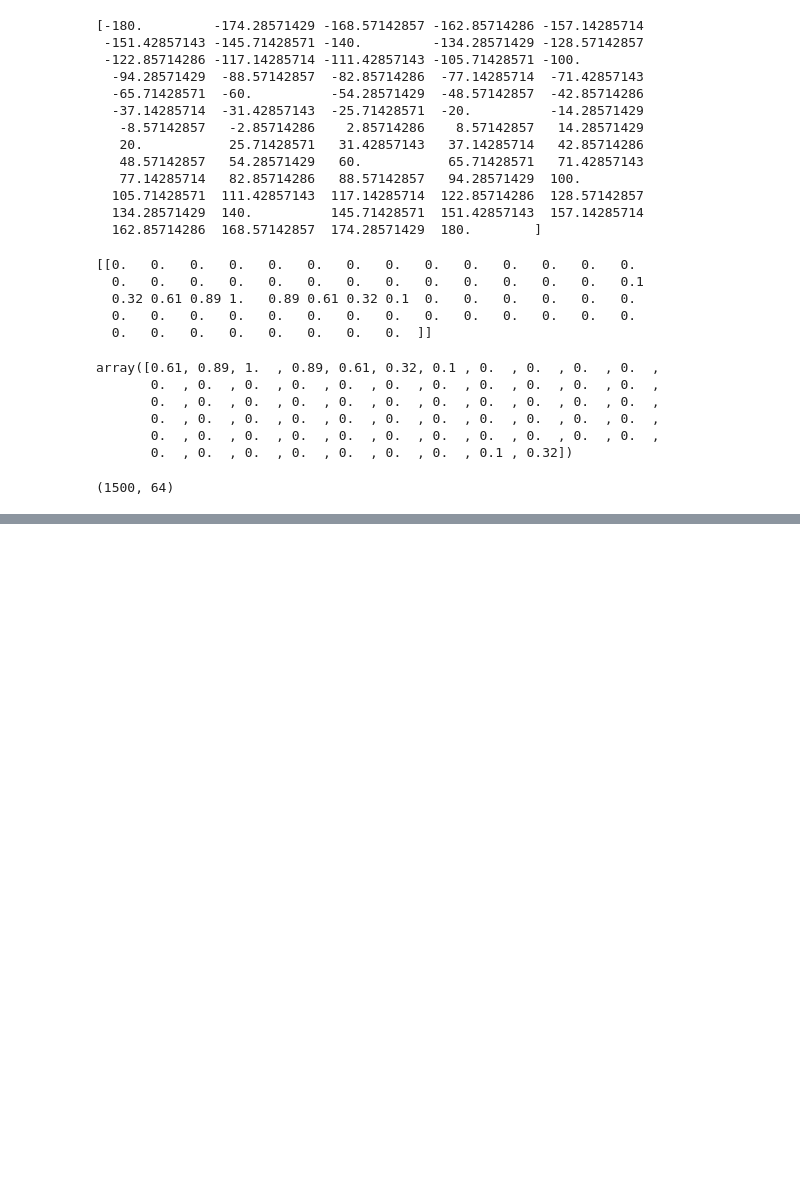
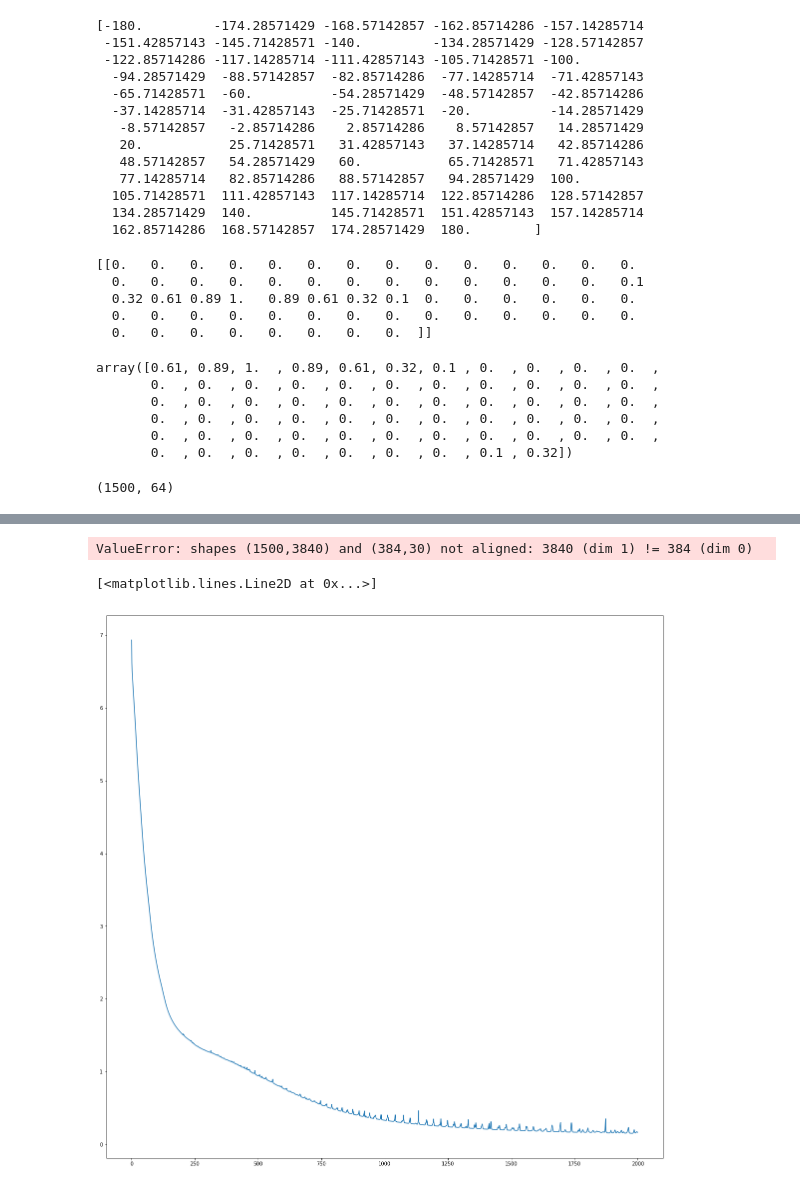
Before and after one commit to Deep419/Computer-Vision, a Jupyter notebook: challenges/autonomous_driving/Code.ipynb, the cells around one changed output, grey strips where cells are left out. Saved outputs shown, nothing was run; the diff lists cells and outputs as text; code cells hidden in the pictures; blank space fills up the shorter version.

Commit message:
self-driving challenege

```diff
--- a/challenges/autonomous_driving/Code.ipynb
+++ b/challenges/autonomous_driving/Code.ipynb
@@ -186,7 +203,7 @@ angle_bins.shape
 # %% [output]
 (1500, 64)
 # %%
-train_an = angle_bins[0:1000]
-test_an = angle_bins[1000:1500]
+train_an = angle_bins
+# test_an = angle_bins[1000:1500]
 print(train_an.shape)
 # %% [output]
@@ -207,6 +224,6 @@ print(train_im.shape)
 # %%
-NN = NeuralNetwork()
-# grads = NN.computeGradients(X, y)
-# NN.setParams(grads)
-T = trainer(NN)
-T.train(train_im,train_an,test_im,test_an)
+# NN = NeuralNetwork()
+# # grads = NN.computeGradients(X, y)
+# # NN.setParams(grads)
+# T = trainer(NN)
+# T.train(train_im,train_an,test_im,test_an)
@@ -273,7 +282,7 @@ alpha
 class Neural_Network(object):
     def __init__(self, Lambda=0):
         #Define Hyperparameters
-        self.inputLayerSize = 3840
+        self.inputLayerSize = 384
         self.outputLayerSize = 64
         self.hiddenLayerSize = 30
 
@@ -449,0 +485,4 @@ class NeuralNetwork(object):
+# %%
+nn,loss = train_func(train_im,train_an)
+# %% [output]
+ValueError: shapes (1500,3840) and (384,30) not aligned: 3840 (dim 1) != 384 (dim 0)
@@ -449,0 +491,6 @@ class NeuralNetwork(object):
+# %%
+figure(0,(20,20))
+plot(loss)
+# %% [output]
+[<matplotlib.lines.Line2D at 0x...>]
+[figure, added]
```
Also changed, not shown: parts of 17 cells of this notebook, 3 other files.
